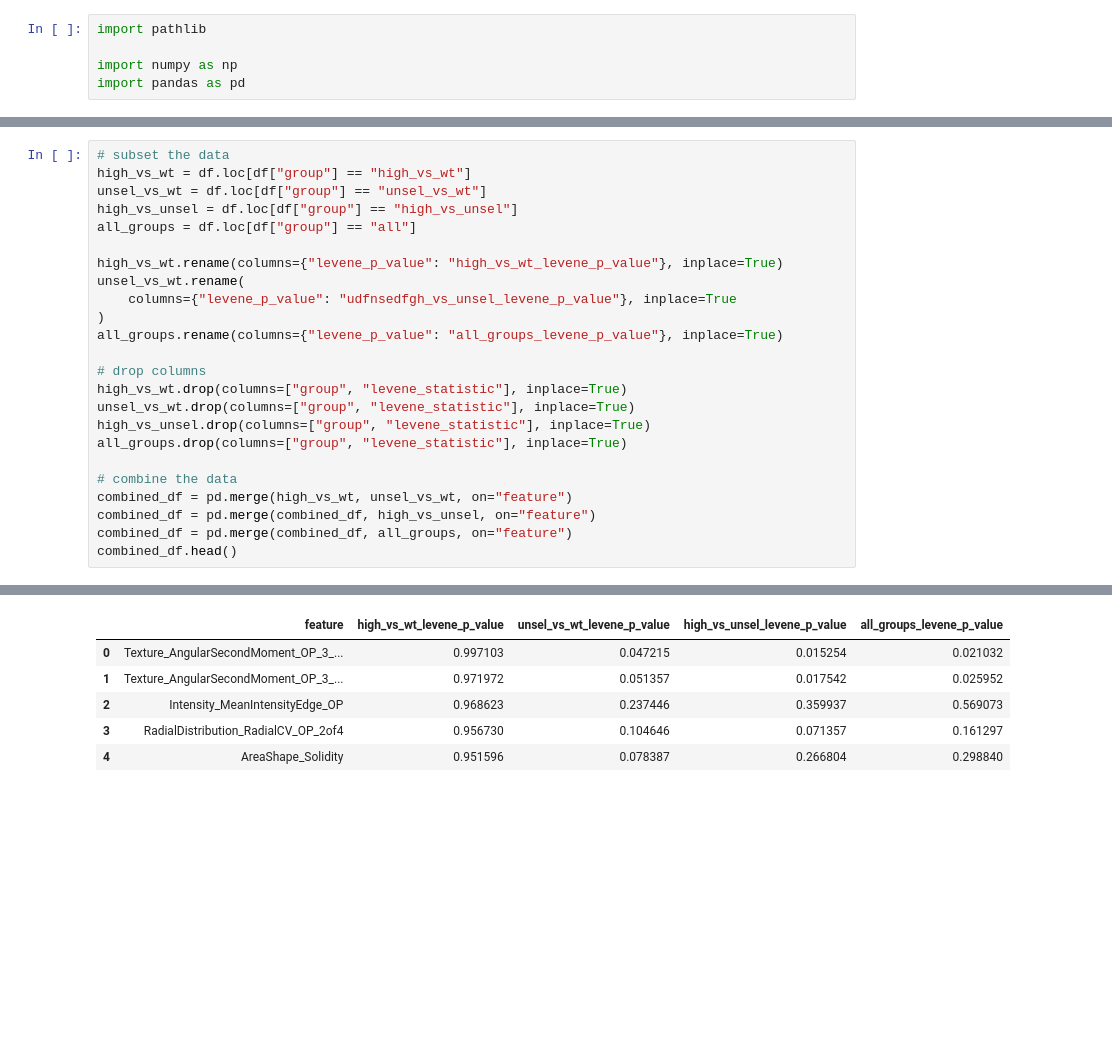
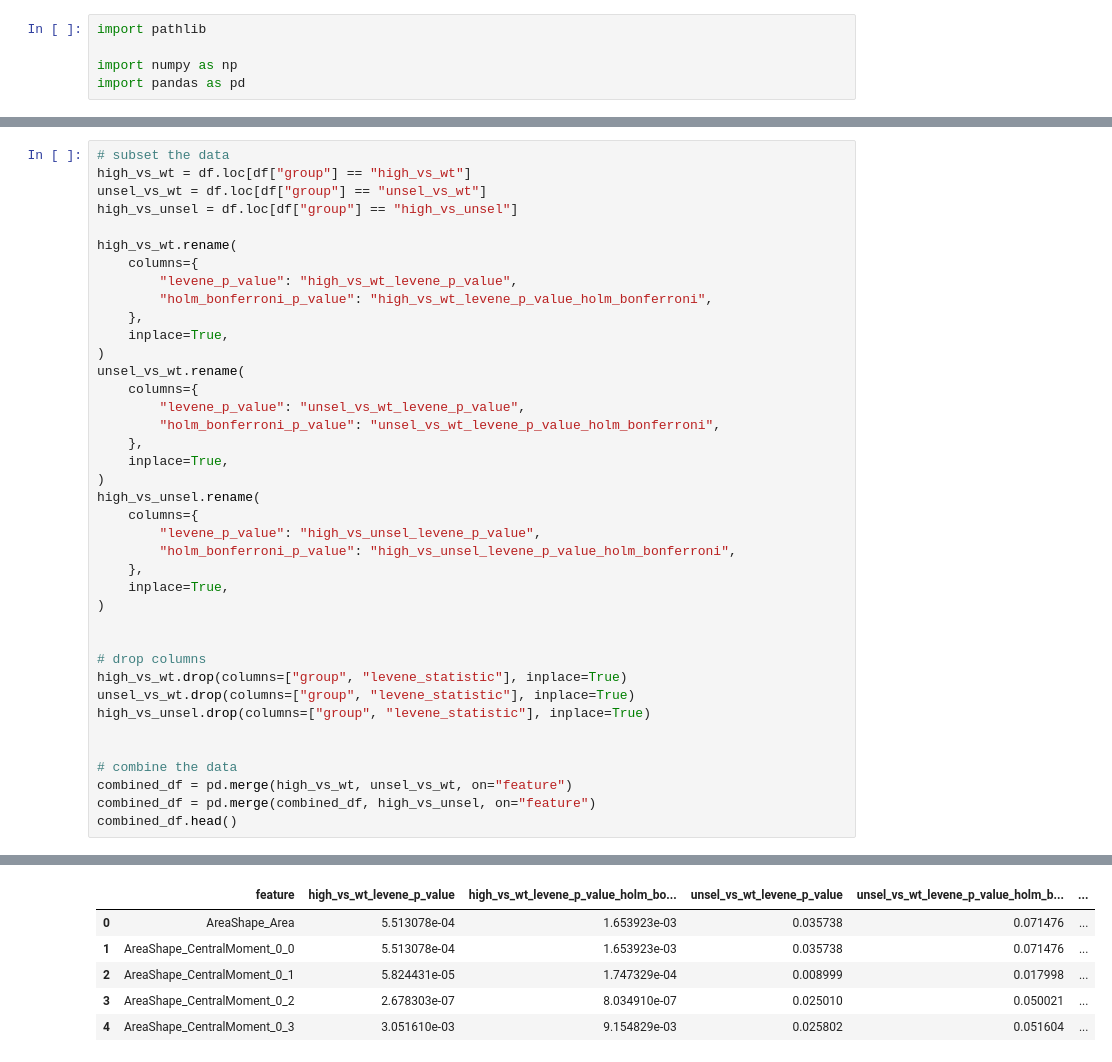
Before and after one commit to MikeLippincott/Nichols_Lab_Collaboration, a Jupyter notebook: 6.analyze_features/notebooks/9a.mean_aggregated_direct_hypothesis_test.ipynb, the cells around one changed output, grey strips where cells are left out. Drawn from its saved outputs; the diff is of its cells as text; blank space fills up the shorter version.

```diff
--- a/6.analyze_features/notebooks/9a.mean_aggregated_direct_hypothesis_test.ipynb
+++ b/6.analyze_features/notebooks/9a.mean_aggregated_direct_hypothesis_test.ipynb
@@ -33,24 +30,39 @@ raw_data_df
 high_vs_wt = df.loc[df["group"] == "high_vs_wt"]
 unsel_vs_wt = df.loc[df["group"] == "unsel_vs_wt"]
 high_vs_unsel = df.loc[df["group"] == "high_vs_unsel"]
-all_groups = df.loc[df["group"] == "all"]
 
-high_vs_wt.rename(columns={"levene_p_value": "high_vs_wt_levene_p_value"}, inplace=True)
+high_vs_wt.rename(
+    columns={
+        "levene_p_value": "high_vs_wt_levene_p_value",
+        "holm_bonferroni_p_value": "high_vs_wt_levene_p_value_holm_bonferroni",
+    },
+    inplace=True,
+)
 unsel_vs_wt.rename(
-    columns={"levene_p_value": "udfnsedfgh_vs_unsel_levene_p_value"}, inplace=True
+    columns={
+        "levene_p_value": "unsel_vs_wt_levene_p_value",
+        "holm_bonferroni_p_value": "unsel_vs_wt_levene_p_value_holm_bonferroni",
+    },
+    inplace=True,
 )
-all_groups.rename(columns={"levene_p_value": "all_groups_levene_p_value"}, inplace=True)
+high_vs_unsel.rename(
+    columns={
+        "levene_p_value": "high_vs_unsel_levene_p_value",
+        "holm_bonferroni_p_value": "high_vs_unsel_levene_p_value_holm_bonferroni",
+    },
+    inplace=True,
+)
+
 
 # drop columns
 high_vs_wt.drop(columns=["group", "levene_statistic"], inplace=True)
 unsel_vs_wt.drop(columns=["group", "levene_statistic"], inplace=True)
 high_vs_unsel.drop(columns=["group", "levene_statistic"], inplace=True)
-all_groups.drop(columns=["group", "levene_statistic"], inplace=True)
+
 
 # combine the data
 combined_df = pd.merge(high_vs_wt, unsel_vs_wt, on="feature")
 combined_df = pd.merge(combined_df, high_vs_unsel, on="feature")
-combined_df = pd.merge(combined_df, all_groups, on="feature")
 combined_df.head()
 # %% [output]
 A value is trying to be set on a copy of a slice from a DataFrame
@@ -73,6 +85,6 @@ See the caveats in the documentation: https://pandas.pydata.org/pandas-docs/stab
-|  | feature | high_vs_wt_levene_p_value | unsel_vs_wt_levene_p_value | high_vs_unsel_levene_p_value | all_groups_levene_p_value |
-| 0 | Texture_AngularSecondMoment_OP_3_... | 0.997103 | 0.047215 | 0.015254 | 0.021032 |
-| 1 | Texture_AngularSecondMoment_OP_3_... | 0.971972 | 0.051357 | 0.017542 | 0.025952 |
-| 2 | Intensity_MeanIntensityEdge_OP | 0.968623 | 0.237446 | 0.359937 | 0.569073 |
-| 3 | RadialDistribution_RadialCV_OP_2of4 | 0.956730 | 0.104646 | 0.071357 | 0.161297 |
-| 4 | AreaShape_Solidity | 0.951596 | 0.078387 | 0.266804 | 0.298840 |
+|  | feature | high_vs_wt_levene_p_value | high_vs_wt_levene_p_value_holm_bo... | unsel_vs_wt_levene_p_value | unsel_vs_wt_levene_p_value_holm_b... | ... |
+| 0 | AreaShape_Area | 5.513078e-04 | 1.653923e-03 | 0.035738 | 0.071476 | ... |
+| 1 | AreaShape_CentralMoment_0_0 | 5.513078e-04 | 1.653923e-03 | 0.035738 | 0.071476 | ... |
+| 2 | AreaShape_CentralMoment_0_1 | 5.824431e-05 | 1.747329e-04 | 0.008999 | 0.017998 | ... |
+| 3 | AreaShape_CentralMoment_0_2 | 2.678303e-07 | 8.034910e-07 | 0.025010 | 0.050021 | ... |
+| 4 | AreaShape_CentralMoment_0_3 | 3.051610e-03 | 9.154829e-03 | 0.025802 | 0.051604 | ... |
```
Also changed, not shown: parts of 14 cells of this notebook, 3 other files.
